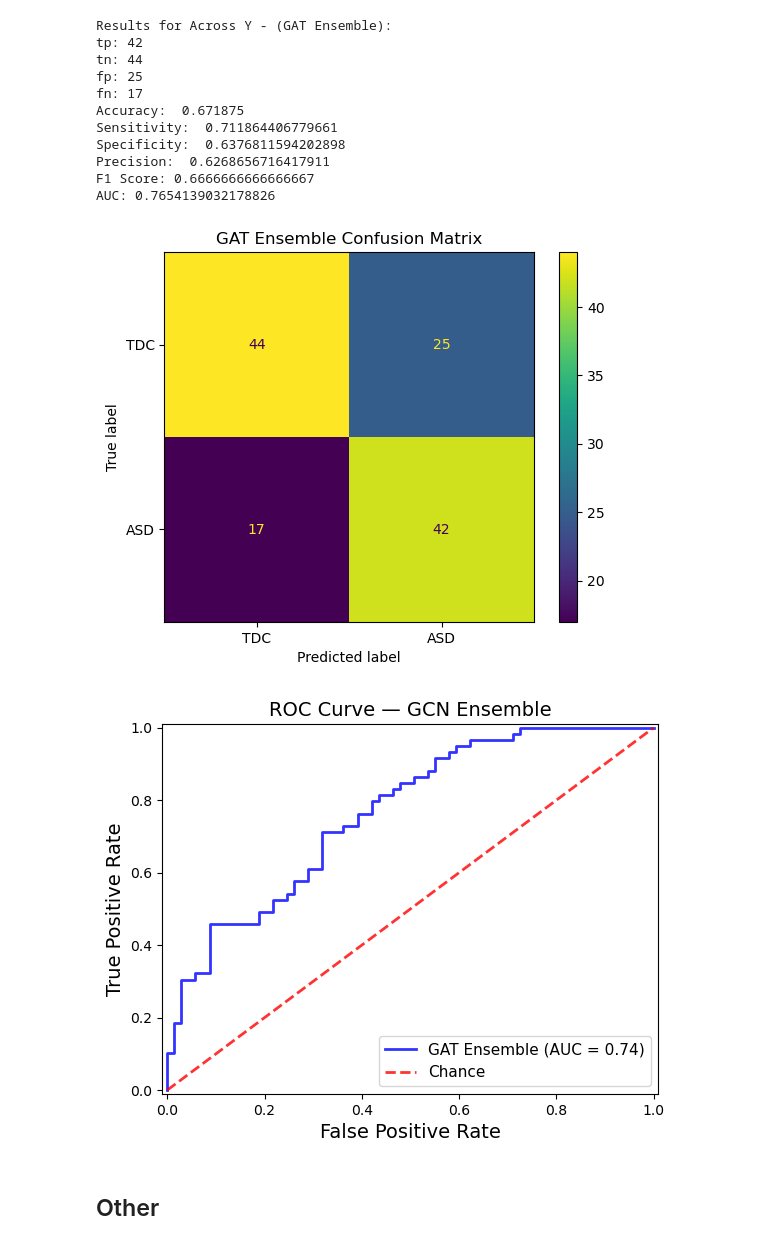
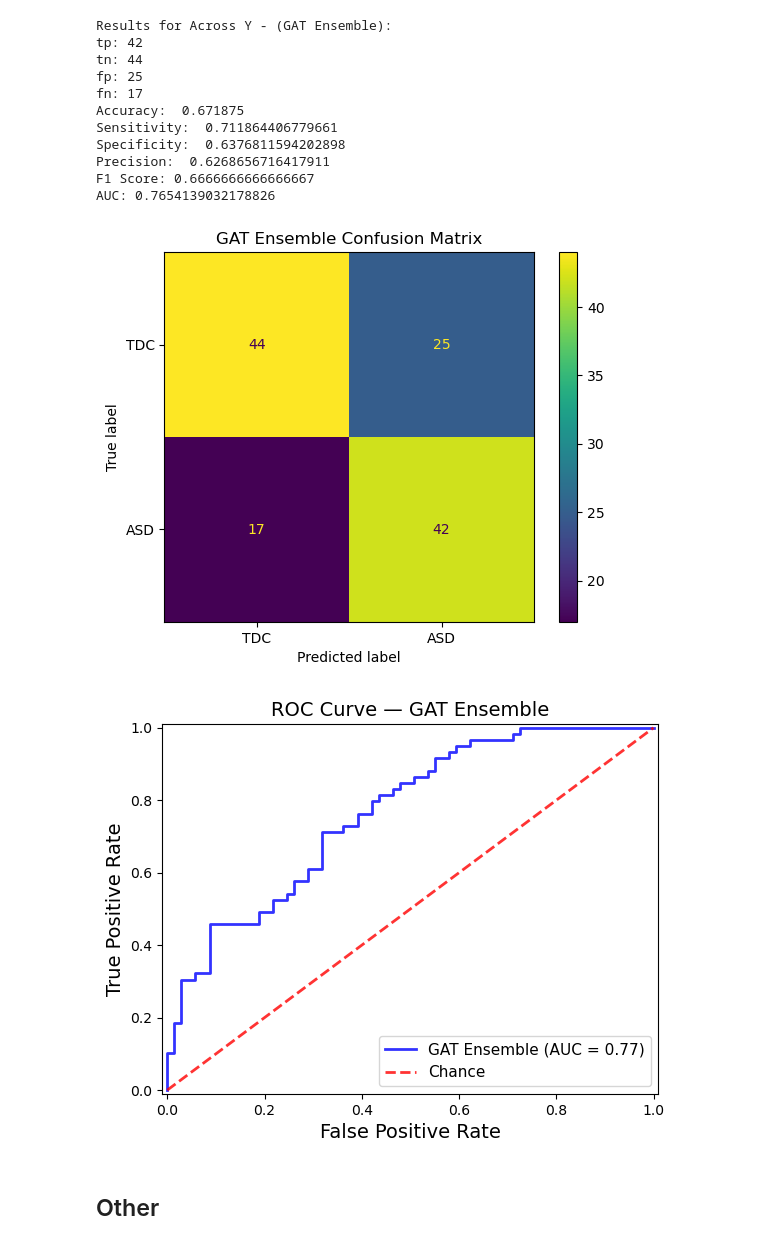
Before and after one commit to BronwynB19/ABIDE-fMRI-GNN, a Jupyter notebook: scratch_v5.ipynb, the cells around one changed output. Cells and saved outputs as stored; diff of their text form; code cells hidden in the pictures.

```diff
--- a/scratch_v5.ipynb
+++ b/scratch_v5.ipynb
@@ -73,17 +77,3 @@ print(f"Matrix shape: {next(iter(fc_matrices.values())).shape}")  # should be (2
 # %% [output]
 Processed 884 subjects
 Matrix shape: (200, 200)
-# %%
-# Count the number of subjects that have 0 standard deviation
-
-nan_counts = {}
-for file_id, matrix in fc_matrices.items():
-    n_nan = np.isnan(matrix).sum()
-    if n_nan > 0:
-        nan_counts[file_id] = n_nan
-
-print(f"{len(nan_counts)} of {len(fc_matrices)} subjects have NaNs")
-if nan_counts:
-    # show the worst few
-    worst = sorted(nan_counts.items(), key=lambda x: -x[1])[:5]
-    print("Worst offenders:", worst)
@@ -314,7 +276,7 @@ X_test_model shape:  (128, 224, 224, 3)
 # %% [markdown]
 ##### Sparsify FC matrices for GNN
 # %%
-# Function definitions
+# Sparsify FC matrix such that only the k most correlated values for each node, all other connections will be zeroed out
 def sparsify_topk(fc_matrix, k=k_neighbors):
     n = fc_matrix.shape[0]
     mask = np.zeros_like(fc_matrix, dtype=bool)
@@ -331,6 +293,7 @@ def sparsify_topk(fc_matrix, k=k_neighbors):
     sparsified = np.where(mask, fc_matrix, 0.0)
     return sparsified
 
+# Convert the sparsified matrix into a PyG Data object
 def matrix_to_data(dense_fc_matrix, label, sex, age, mean_fd, site_vec, k=k_neighbors):
     sparse_fc = sparsify_topk(dense_fc_matrix, k=k)
 
@@ -338,9 +301,7 @@ def matrix_to_data(dense_fc_matrix, label, sex, age, mean_fd, site_vec, k=k_neig
     src, tgt = np.nonzero(sparse_fc)
     edge_index = torch.tensor(np.array([src, tgt]), dtype=torch.long)
 
-    # edge_attr: correlation value for each surviving edge, matching edge_index order
-    #edge_attr = torch.tensor(sparse_fc[src, tgt], dtype=torch.float)
-    # Changed above to below
+    # Get absolute values of edge weights
     edge_attr = torch.tensor(np.abs(sparse_fc[src, tgt]), dtype=torch.float)
 
     # Node features: full dense row per node (Option 2 — not sparsified)
@@ -349,8 +310,7 @@ def matrix_to_data(dense_fc_matrix, label, sex, age, mean_fd, site_vec, k=k_neig
     covariates = torch.tensor(
         np.concatenate([[sex, age, mean_fd], site_vec]).reshape(1, -1),
         dtype=torch.float
-    )  # shape [1, 3 + num_sites]
-
+    )
 
     return Data(x=x, edge_index=edge_index, edge_attr=edge_attr, y=y, covariates=covariates)
 # %%
@@ -1174,5 +1111,5 @@ AUC: 0.6396462785556374
 # %%
-from sklearn.model_selection import StratifiedKFold
+# K-Fold CV for GCN
 
 k_folds = 5
 skf = StratifiedKFold(n_splits=k_folds, shuffle=True, random_state=random_state)
@@ -1206,7 +1143,7 @@ for fold_idx, (train_val_idx, test_idx) in enumerate(skf.split(X_gnn, y)):
     # Fresh model per fold
     torch.manual_seed(random_state)
     model = GCN(num_node_features=num_node_features, hidden_channels=32, dropout=0.5, num_covariates=3+num_sites).to(device)
-    optimizer = torch.optim.Adam(model.parameters(), lr=0.001, weight_decay=0.00005)
+    optimizer = torch.optim.Adam(model.parameters(), lr=0.001, weight_decay=weight_decay)
     criterion = torch.nn.CrossEntropyLoss()
 
     best_val_loss = float('inf')
@@ -1224,7 +1161,7 @@ for fold_idx, (train_val_idx, test_idx) in enumerate(skf.split(X_gnn, y)):
             loss.backward()
             optimizer.step()
 
-        val_loss, val_acc = evaluate(fold_val_loader, model_gcn)
+        val_loss, val_acc = evaluate(fold_val_loader, model)
 
         if val_loss < best_val_loss:
             best_val_loss = val_loss
@@ -1330,6 +1267,5 @@ AUC: 0.6782117415868336
 # %%
 from sklearn.model_selection import StratifiedKFold
-# what is k-fold cross-validation? it is a technique for assessing how the results of a statistical analysis will generalize to an independent dataset. it is mainly used in settings where the goal is prediction, and one wants to estimate how accurately a predictive model will perform in practice. the data set is partitioned into k equal sized subsamples. of the k subsamples, a single subsample is retained as the validation data for testing the model, and the remaining k − 1 subsamples are used as training data. the cross-validation process is then repeated k times (the folds), with each of the k subsamples used exactly once as the validation data. the k results from the folds can then be averaged (or otherwise combined) to produce a single estimation.
 k_folds = 5
 skf = StratifiedKFold(n_splits=k_folds, shuffle=True, random_state=random_state)
 
@@ -1363,7 +1299,7 @@ for fold_idx, (train_val_idx, test_idx) in enumerate(skf.split(X_gnn, y)):
     # Fresh model per fold
     torch.manual_seed(random_state + fold_idx)
     model = GAT(num_node_features=num_node_features, hidden_channels=32, dropout=0.5, heads=heads, num_covariates=3+num_sites).to(device)
-    optimizer = torch.optim.Adam(model.parameters(), lr=0.001, weight_decay=0.00005)
+    optimizer = torch.optim.Adam(model.parameters(), lr=0.001, weight_decay=weight_decay)
     criterion = torch.nn.CrossEntropyLoss()
 
     best_val_loss = float('inf')
@@ -1381,7 +1317,7 @@ for fold_idx, (train_val_idx, test_idx) in enumerate(skf.split(X_gnn, y)):
             loss.backward()
             optimizer.step()
 
-        val_loss, val_acc = evaluate(fold_val_loader, model_gat)
+        val_loss, val_acc = evaluate(fold_val_loader, model)
 
         if val_loss < best_val_loss:
             best_val_loss = val_loss
@@ -1756,27 +1681,27 @@ AUC: 0.7654139032178826
 # %%
 import matplotlib.pyplot as plt
 from sklearn.metrics import ConfusionMatrixDisplay
 
 # Confusion matrix plot
 cm = confusion_matrix(y_test_bin_y_axis, y_pred_bin_ensemble)
 disp = ConfusionMatrixDisplay(confusion_matrix=cm, display_labels=['TDC', 'ASD'])
 disp.plot()
 plt.title('GAT Ensemble Confusion Matrix')
 plt.show()
 
 # ROC curve plot
-plt.plot(fpr, tpr, lw=2, color='b', label=f'GAT Ensemble (AUC = {roc_auc:.2f})', alpha=.8)
+plt.plot(fpr, tpr, lw=2, color='b', label=f'GAT Ensemble (AUC = {gat_roc_auc:.2f})', alpha=.8)
 plt.plot([0, 1], [0, 1], linestyle='--', lw=2, color='r', label='Chance', alpha=.8)
 plt.xlim([-0.01, 1.01])
 plt.ylim([-0.01, 1.01])
 plt.xlabel('False Positive Rate', fontsize=14)
 plt.ylabel('True Positive Rate', fontsize=14)
 plt.title('ROC Curve — GAT Ensemble', fontsize=14)
 plt.legend(loc="lower right", prop={'size': 11})
 plt.show()
 # %% [output]
 [figure]
-[figure, old version]
+[figure, new version]
 # %% [markdown]
 ## Other
 # %%
```
Also changed, not shown: parts of 46 cells of this notebook, 10 other files.
